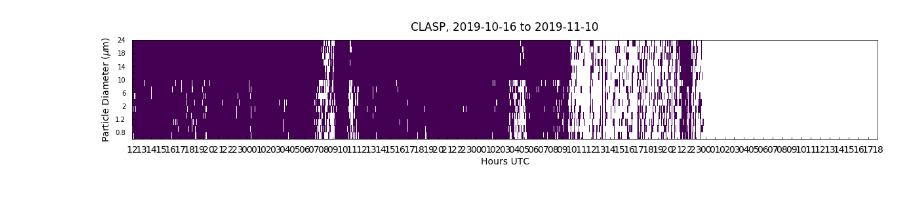
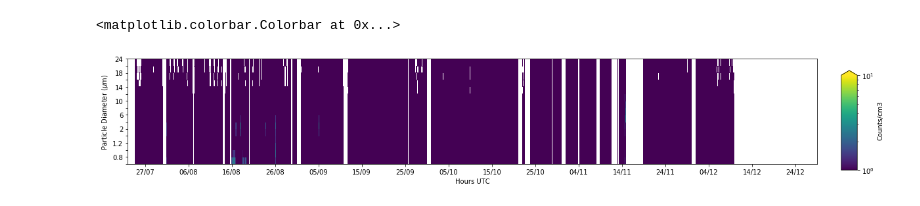
Before and after one commit to heatherguy/ICECAPS-ACE, a Jupyter notebook: Working_notebooks/CLASP_explorer.ipynb, the cells around one changed output. Saved outputs shown, nothing was run; the diff lists cells and outputs as text; code cells hidden in the pictures.

```diff
--- a/Working_notebooks/CLASP_explorer.ipynb
+++ b/Working_notebooks/CLASP_explorer.ipynb
@@ -229,0 +53,10 @@ clasp_counts_10 = clasp_counts.resample('10s').median()
+# %%
+# Get the data
+
+d_loc = '/Volumes/Data/ICECAPSarchive/ace/processed/CLASP/'
+d1 = dt.datetime(2019,7,23,0,0)
+d2 = dt.datetime(2019,12,28,23,59)
+# %%
+clasp = get_clasp(d1,d2,d_loc)
+clasp_qc = clasp.copy()[clasp.keys()[:-1]]
+clasp_qc[clasp['QC']!=1]=np.nan
@@ -280,45 +181,40 @@ plot_dist([CLASP_dist],['CLASP'],[CLASP_bounds[0],CLASP_bounds[-1]])
 # %%
-# Plot time series distribution
+# Plot size distribution time series
 
-clasp_counts_np = clasp_counts_10.to_numpy()
-clasp_dates = np.array(clasp_counts_10.index.to_pydatetime())
+# Plot time series spectra
+clasp_ts = clasp_qc.to_numpy()
+clasp_dates = np.array(clasp_qc.index.to_pydatetime())
 
-in_x = [clasp_dates]
-in_y = [clasp_counts_np]
-in_bounds = [CLASP_bounds]
-in_names = ['CLASP']
+fig, axs = plt.subplots(nrows=1, ncols=1,squeeze=0,sharex=True,figsize=(17,3))
+cs = axs[0][0].pcolormesh(clasp_dates,np.arange(0,bins,1),np.transpose(clasp_ts),norm=colors.LogNorm(vmin=1, vmax=10),cmap='viridis')
+axs[0][0].xaxis_date()
+#axs[0][0].set_title('%s, %s to %s'%(name,dt.datetime.strftime(d1,'%Y-%m-%d'),dt.datetime.strftime(d2,'%Y-%m-%d')))
 
-nrow = len(in_x)
-fig, axs = plt.subplots(nrows=nrow, ncols=1,squeeze=0,sharex=True,figsize=(17,3*nrow))
-for i in range(0,nrow):
-    x = in_x[i]
-    y = in_y[i]
-    bins=in_bounds[i]
-    name = in_names[i]
-    cs = axs[i][0].pcolormesh(x,np.arange(0,len(bins)-1,1),np.transpose(y),norm=colors.LogNorm(vmin=1, vmax=100),cmap='viridis')
-    axs[i][0].xaxis_date()
-    axs[i][0].set_title('%s, %s to %s'%(name,dt.datetime.strftime(d1,'%Y-%m-%d'),dt.datetime.strftime(d2,'%Y-%m-%d')))
-    axs[i][0].set_yticks(np.arange(0,len(bins)-1,1))
-    axs[i][0].tick_params(axis='y', which='major', labelsize=10)
-    for label in axs[i][0].yaxis.get_ticklabels()[::2]:
-        label.set_visible(False)
-    axs[i][0].set_yticklabels(bins)
-    axs[i][0].set_ylabel('Particle Diameter ($\mu$m)')
-    if i==nrow-1:
-        axs[i][0].set_xlabel('Hours UTC')
-    #axs[i][0].set_xlim(d1,d2)
-    #axs[i][0].xaxis.set_major_formatter(myFmt)
-    #axs[i][0].xaxis.set_major_locator(rule)
+axs[0][0].set_yticks(np.arange(0,len(bounds)-1,1))
+axs[0][0].tick_params(axis='y', which='major', labelsize=10)
+for label in axs[0][0].yaxis.get_ticklabels()[::2]:
+    label.set_visible(False)
+axs[0][0].set_yticklabels(bounds)
 
-    axs[i][0].xaxis.set_major_formatter(md.DateFormatter('%H'))
-    axs[i][0].xaxis.set_major_locator(md.HourLocator(interval=1))
-    axs[i][0].set_xlim(dt.datetime(2019,11,7,12,0),dt.datetime(2019,11,10,18,0))
+
+
+
+
+axs[0][0].set_ylabel('Particle Diameter ($\mu$m)')
+axs[0][0].set_xlabel('Hours UTC')
+axs[0][0].set_xlim(d1,d2)
+
+
+
+myFmt = md.DateFormatter('%d/%m')
+rule = md.DayLocator(interval=10)
+axs[0][0].xaxis.set_major_formatter(myFmt)
+axs[0][0].xaxis.set_major_locator(rule)
 
 fig.tight_layout()
-fig.subplots_adjust(bottom=0.1)
-#cbar_ax = fig.add_axes([0.2, 0.03, 0.7, 0.02])
-#fig.colorbar(cs,extend='max',cax=cbar_ax,orientation='horizontal',label='Counts/cm3',pad=0.2)
-#fig.savefig(d_loc + 'ace_timeseries_current.png')
-#fig.clf()
+fig.subplots_adjust(right=0.9)
+cbar_ax = fig.add_axes([0.93, 0.15, 0.02, 0.7])
+fig.colorbar(cs,cax=cbar_ax,extend='max',label='Counts/cm3')
 # %% [output]
+<matplotlib.colorbar.Colorbar at 0x...>
-[figure, old version]
+[figure, new version]
```
Also changed, not shown: parts of 16 cells of this notebook, 31 other files.
